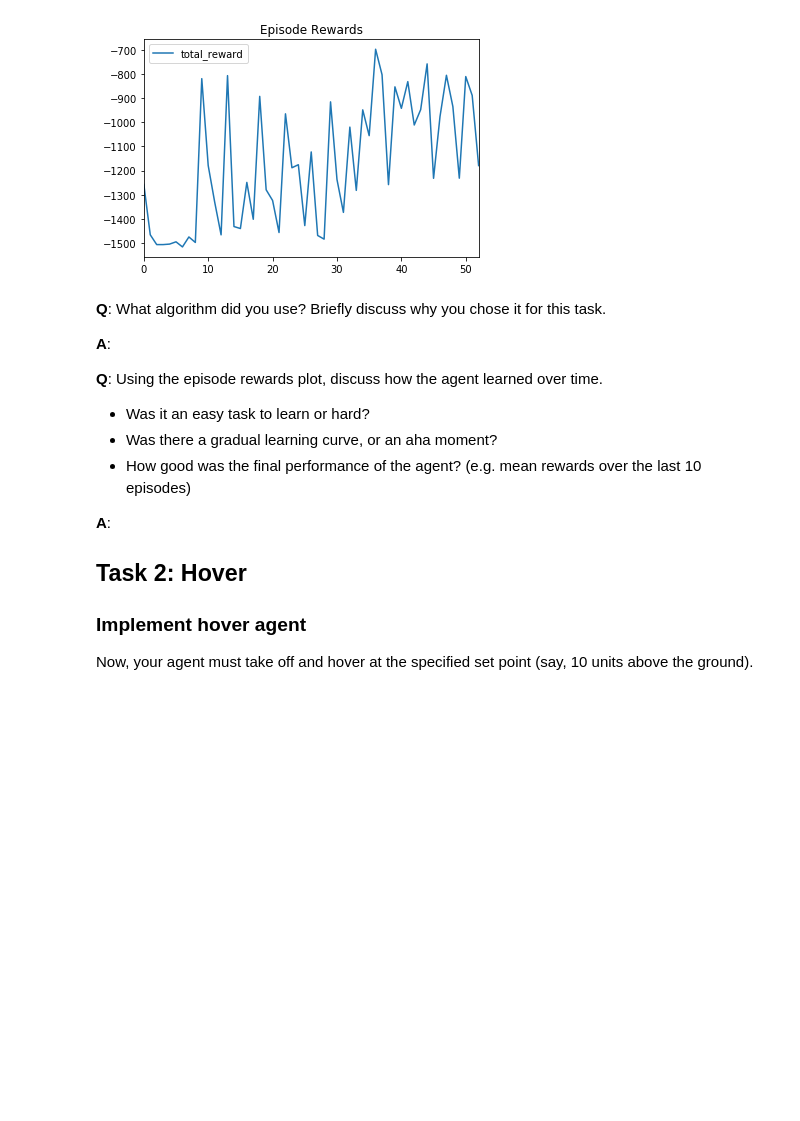
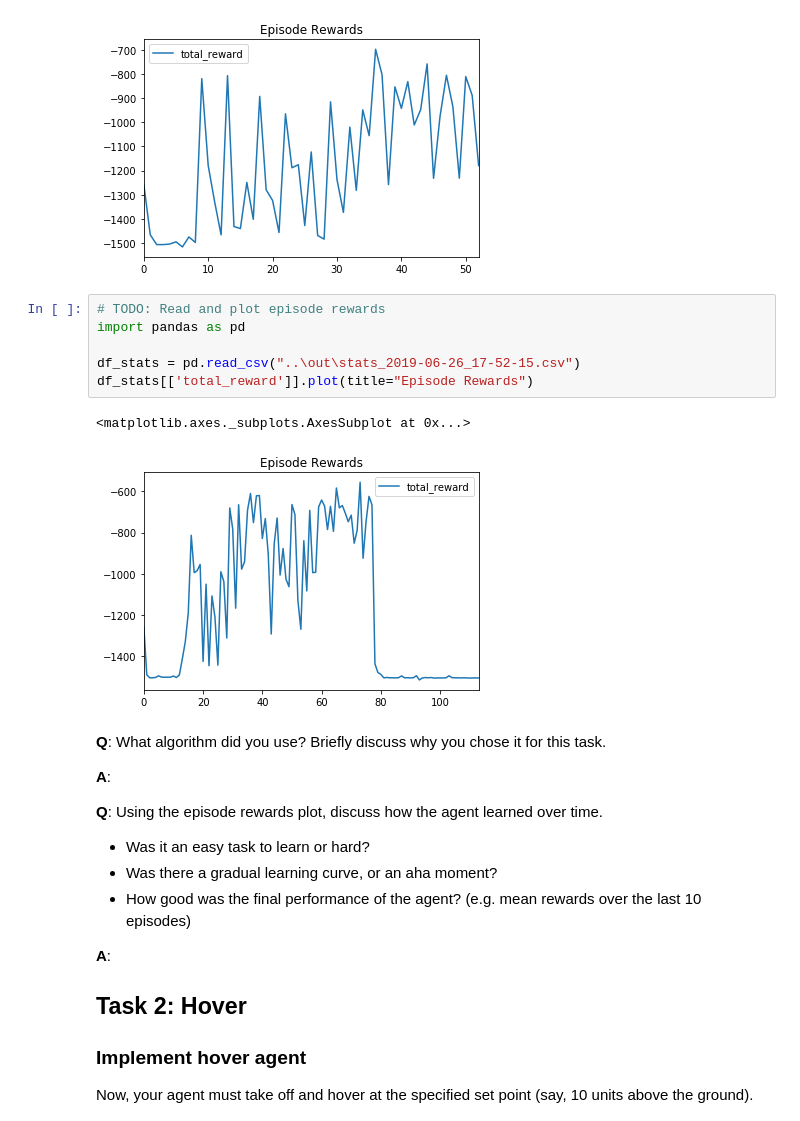
Before and after one commit to stayyule/RL-Quadcopter, a Jupyter notebook: quad_controller_rl/notebooks/RL-Quadcopter.ipynb, the cells around one changed output. Drawn from its saved outputs; the diff is of its cells as text; blank space fills up the shorter version.

```diff
--- a/quad_controller_rl/notebooks/RL-Quadcopter.ipynb
+++ b/quad_controller_rl/notebooks/RL-Quadcopter.ipynb
@@ -150,6 +150,15 @@ df_stats[['total_reward']].plot(title="Episode Rewards")
 # %% [output]
 <matplotlib.axes._subplots.AxesSubplot at 0x...>
 [figure]
+# %%
+# TODO: Read and plot episode rewards
+import pandas as pd
+
+df_stats = pd.read_csv("..\out\stats_2019-06-26_17-52-15.csv")
+df_stats[['total_reward']].plot(title="Episode Rewards")
+# %% [output]
+<matplotlib.axes._subplots.AxesSubplot at 0x...>
+[figure, added]
 # %% [markdown]
 **Q**: What algorithm did you use? Briefly discuss why you chose it for this task.
 
```
Also changed, not shown: 1 other file.
